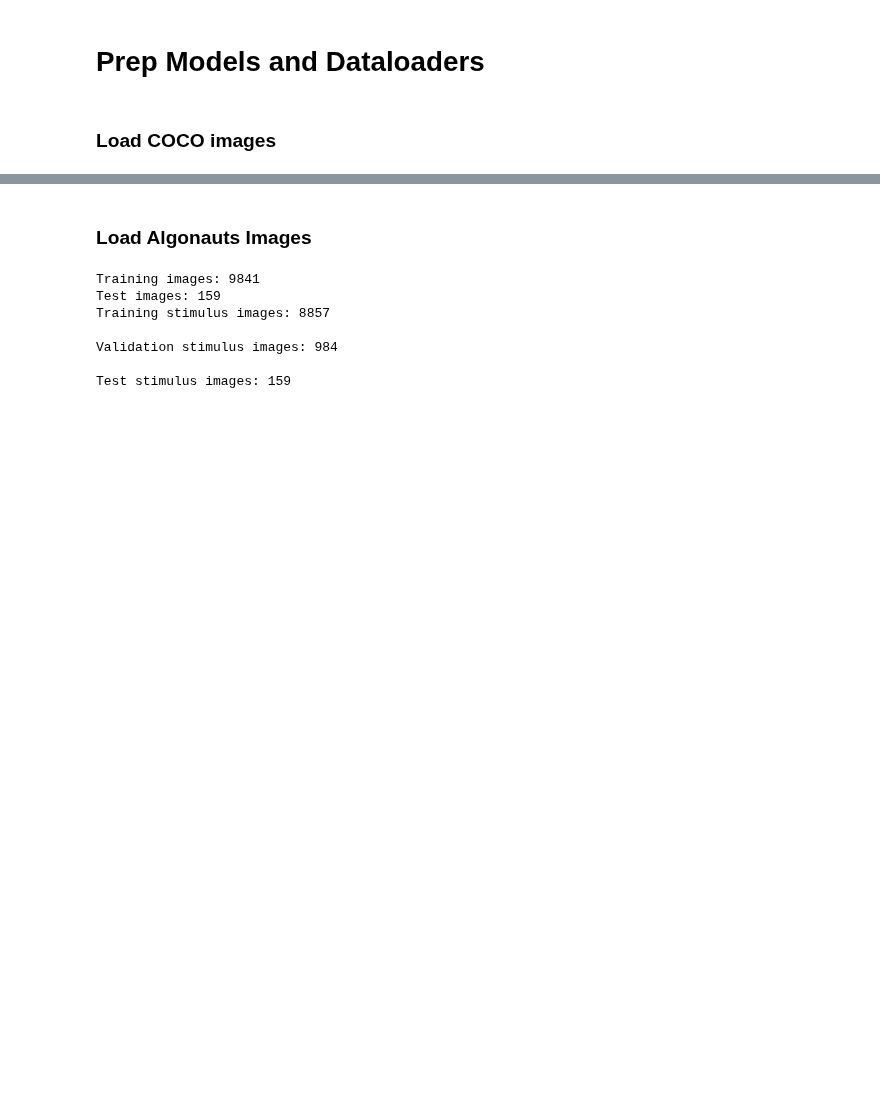
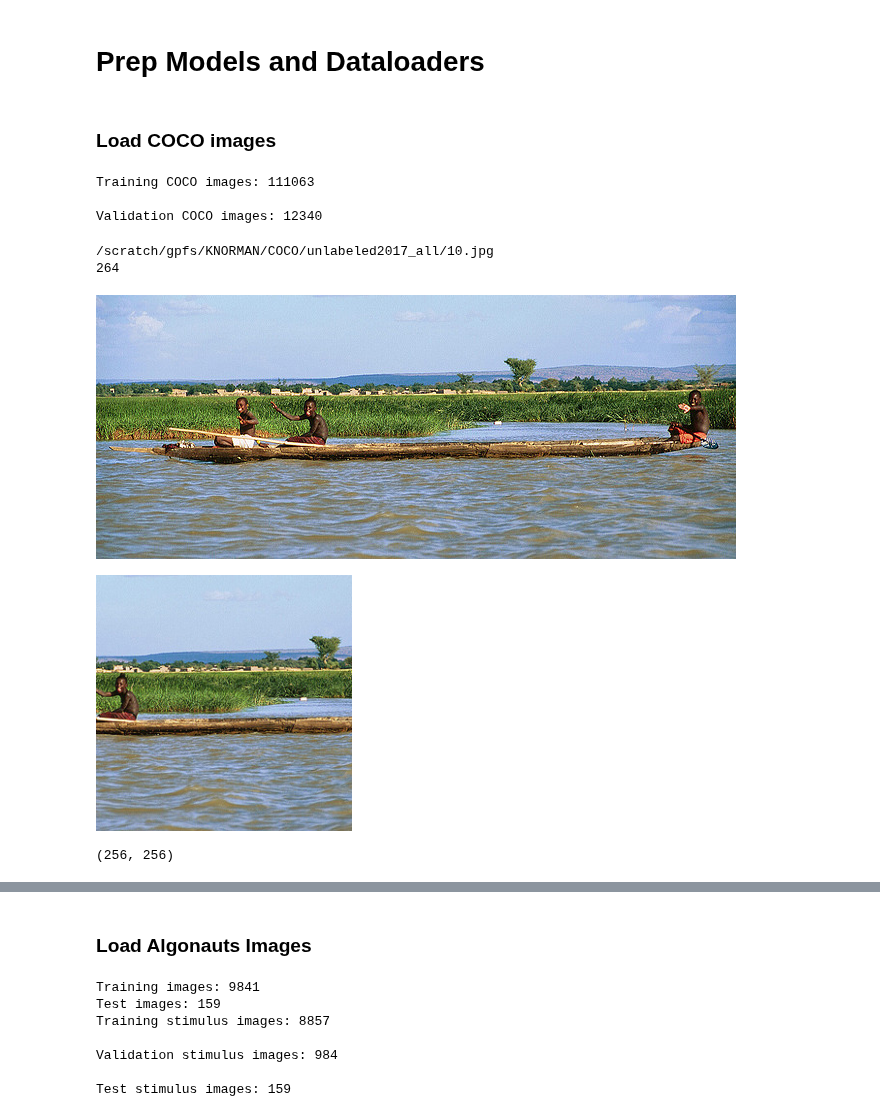
Before and after one commit to MedARC-AI/fMRI-Algonauts-Challenge-2023, a Jupyter notebook: cyclicPrototype.ipynb, the cells around one changed output, grey strips where cells are left out. Drawn from its saved outputs; the diff is of its cells as text; code cells hidden in the pictures; blank space fills up the shorter version.

Commit message:
added COCO

```diff
--- a/cyclicPrototype.ipynb
+++ b/cyclicPrototype.ipynb
@@ -194,25 +206,48 @@ rand_seed = 5
 np.random.seed(rand_seed)
 
 # Calculate how many COCO images correspond to 90% for training
-num_train_coco = int(np.round(len(train_img_list) / 100 * 90))
+num_train_coco = int(np.round(len(coco_list) / 100 * 90))
 # Shuffle all training stimulus images
 idxs_coco = np.arange(len(coco_list))
 # np.random.shuffle(idxs)
 # Assign 90% of the shuffled images to the training partition,
 # and 10% to the test partition
-idxs_train_coco, idxs_val_coco = idxs[:num_train], idxs[num_train:]
+idxs_train_coco, idxs_val_coco = idxs_coco[:num_train_coco], idxs_coco[num_train_coco:]
 
-print('Training COCO images: ' + format(len(idxs_train)))
-print('\nValidation COCO images: ' + format(len(idxs_val)))
+print('Training COCO images: ' + format(len(idxs_train_coco)))
+print('\nValidation COCO images: ' + format(len(idxs_val_coco)))
 
 # Get the paths of all image files
 coco_paths = sorted(list(Path(coco_dir).iterdir()))
 # The DataLoaders contain the ImageDataset class
 train_coco_dl = DataLoader(
-    ImageDataset(coco_paths, idxs_train_coco, transform),
+    ImageDataset(coco_paths, idxs_train_coco, _transforms),
     batch_size=batch_size,
 )
 val_coco_dl = DataLoader(
-    ImageDataset(coco_paths, idxs_val_coco, transform),
+    ImageDataset(coco_paths, idxs_val_coco, _transforms),
     batch_size=batch_size
 )
+# %% [output]
+Training COCO images: 111063
+
+Validation COCO images: 12340
+# %%
+ind = 1
+print(coco_paths[ind])
+image = Image.open(coco_paths[ind])
+print(min(image.size))
+image.show()
+
+img = Image.open(coco_paths[ind]).convert('RGB')
+n_px = min(img.size)
+img = transforms.CenterCrop(n_px)(img)
+img = transforms.Resize(256)(img)
+img.show()
+print(img.size)
+# %% [output]
+/scratch/gpfs/KNORMAN/COCO/unlabeled2017_all/10.jpg
+264
+[figure, added]
+[figure, added]
+(256, 256)
```
Also changed, not shown: parts of 9 cells of this notebook.
